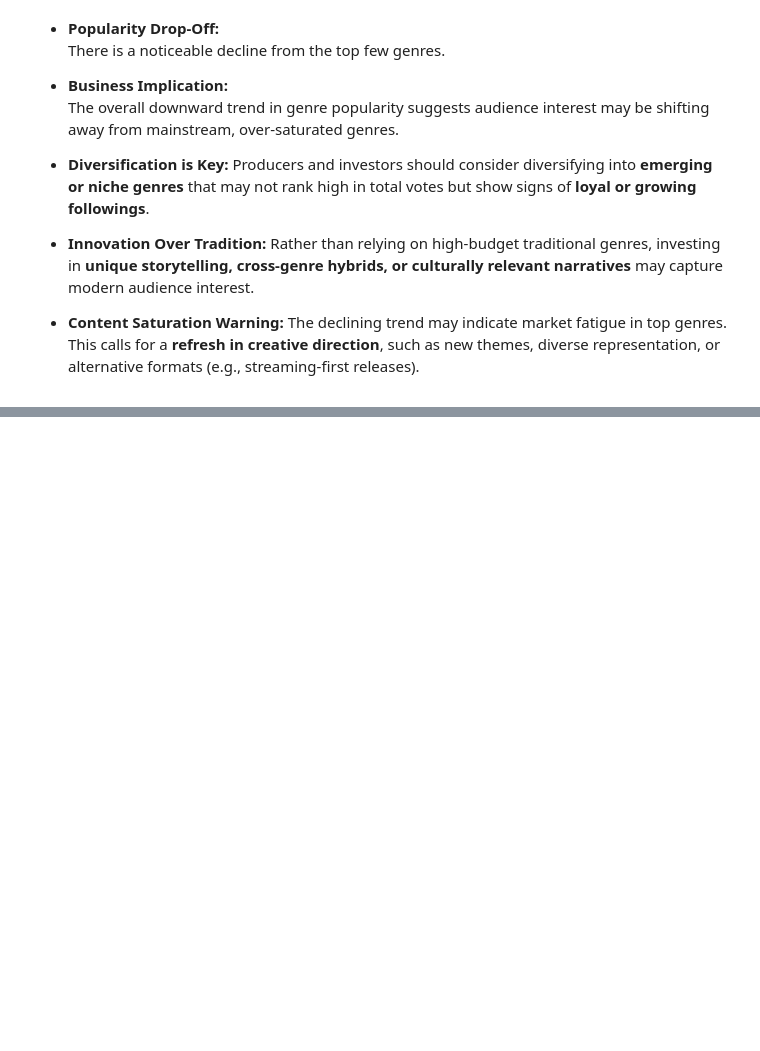
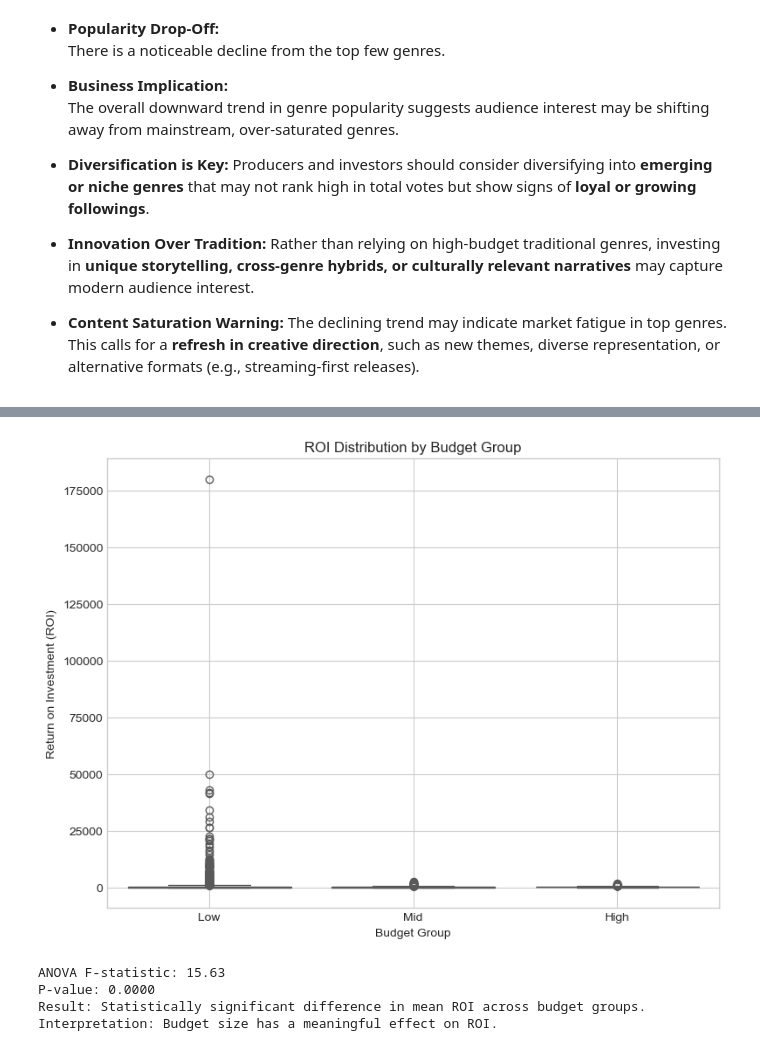
Before and after one commit to Marilyn2961/Box-Office-Performance-Analysis, a Jupyter notebook: Box_Office_Performance_Analysis.ipynb, the cells around one changed output, grey strips where cells are left out. Saved outputs shown, nothing was run; the diff lists cells and outputs as text; code cells hidden in the pictures; blank space fills up the shorter version.

```diff
--- a/Box_Office_Performance_Analysis.ipynb
+++ b/Box_Office_Performance_Analysis.ipynb
@@ -1542,0 +1657,49 @@ The overall downward trend in genre popularity suggests audience interest may be
+# %%
+# Convert 'production_budget' and 'ROI' columns to numeric, coercing errors to NaN
+merged_full_df['production_budget'] = pd.to_numeric(merged_full_df['production_budget'], errors='coerce')
+merged_full_df['ROI'] = pd.to_numeric(merged_full_df['ROI'], errors='coerce')
+
+# Drop rows with missing data in relevant columns
+merged_full_df = merged_full_df.dropna(subset=['production_budget', 'ROI'])
+
+# Define budget bins and labels
+bins = [0, 20000000, 60000000, float('inf')]
+labels = ['Low', 'Mid', 'High']
+merged_full_df['budget_group'] = pd.cut(merged_full_df['production_budget'], bins=bins, labels=labels)
+
+# Plot Boxplot to visualize ROI across budget groups
+plt.figure(figsize=(8, 6))
+sns.boxplot(data=merged_full_df, x='budget_group', y='ROI', palette='Set2')
+plt.title('ROI Distribution by Budget Group')
+plt.xlabel('Budget Group')
+plt.ylabel('Return on Investment (ROI)')
+plt.grid(True)
+plt.tight_layout()
+
+# Export the plot
+plt.savefig("Images/hypothesis.Budget.png", dpi=500, bbox_inches="tight", facecolor='white', transparent=False)
+
+plt.show()
+
+# un ANOVA to test if ROI differs across budget groups
+low_roi = merged_full_df[merged_full_df['budget_group'] == 'Low']['ROI']
+mid_roi = merged_full_df[merged_full_df['budget_group'] == 'Mid']['ROI']
+high_roi = merged_full_df[merged_full_df['budget_group'] == 'High']['ROI']
+
+f_stat, p_val = stats.f_oneway(low_roi, mid_roi, high_roi)
+
+# Output results
+print(f"ANOVA F-statistic: {f_stat:.2f}")
+print(f"P-value: {p_val:.4f}")
+
+if p_val < 0.05:
+    print("Result: Statistically significant difference in mean ROI across budget groups.")
+    print("Interpretation: Budget size has a meaningful effect on ROI.")
+else:
+    print("Result: No statistically significant difference in mean ROI across budget groups.")
+# %% [output]
+[figure, added]
+ANOVA F-statistic: 15.63
+P-value: 0.0000
+Result: Statistically significant difference in mean ROI across budget groups.
+Interpretation: Budget size has a meaningful effect on ROI.
```
Also changed, not shown: parts of 13 cells of this notebook.
